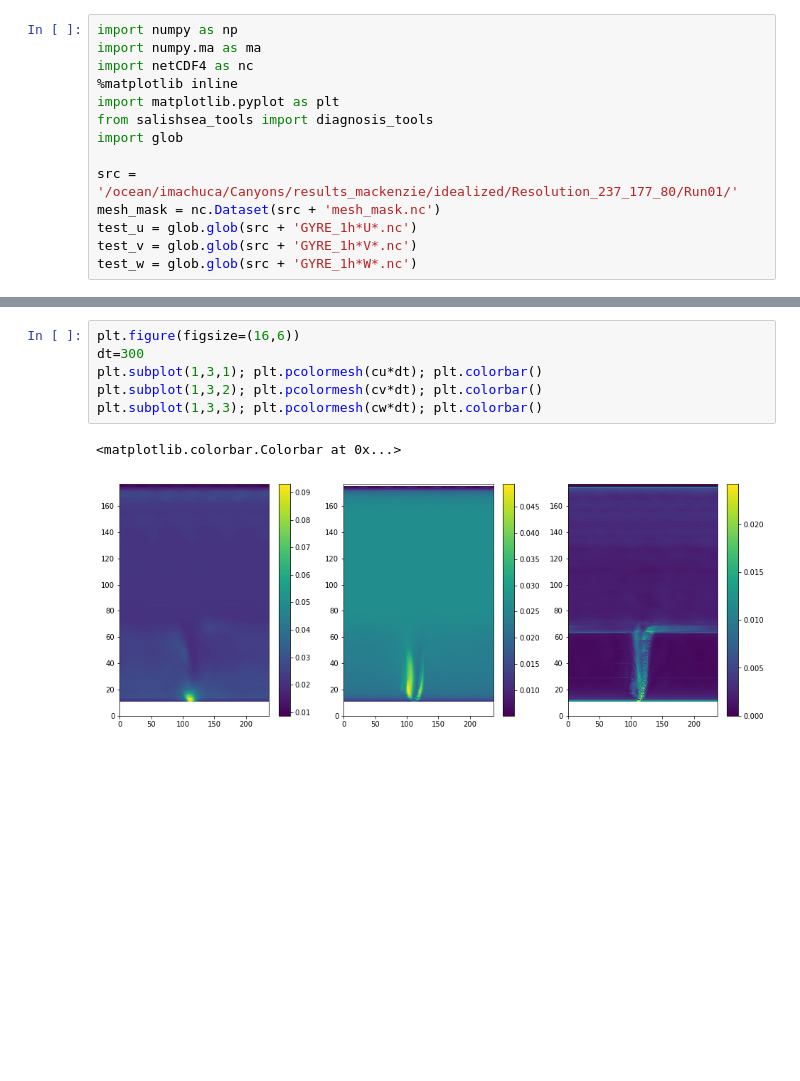
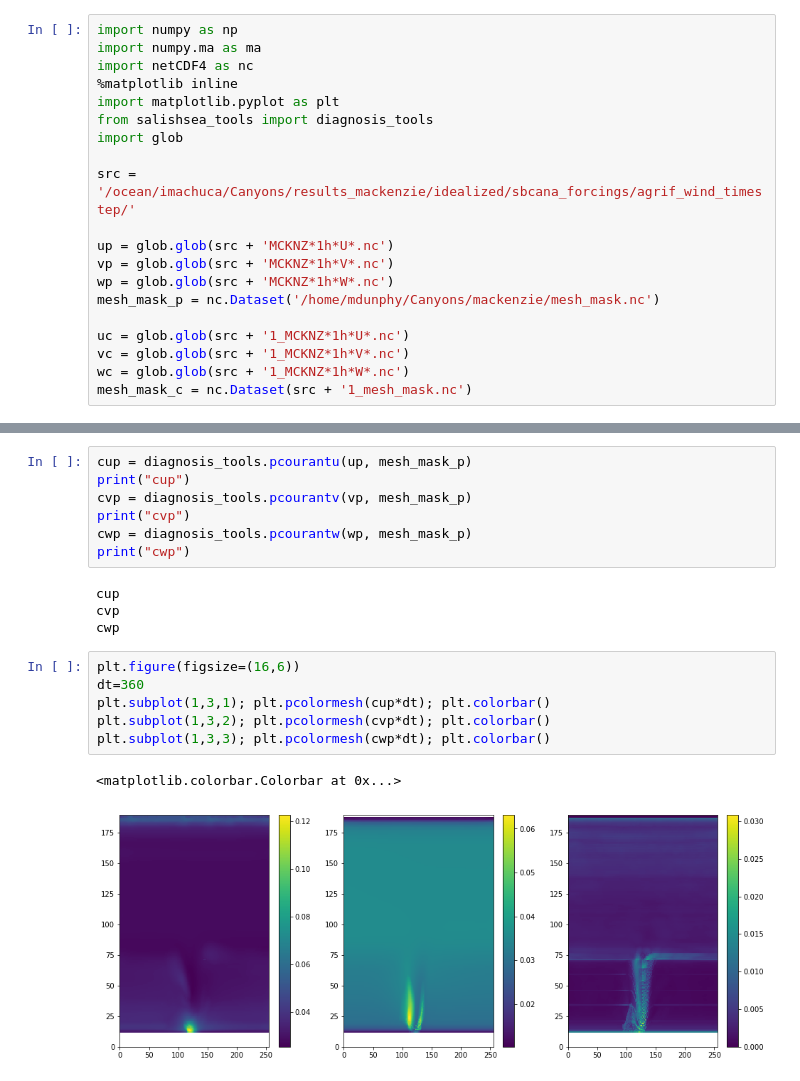
Before and after one commit to SalishSeaCast/analysis-michael, a Jupyter notebook: notebooks/CheckCourantMKNZ.ipynb, the cells around one changed output, grey strips where cells are left out. Saved outputs shown, nothing was run; the diff lists cells and outputs as text; blank space fills up the shorter version.

Commit message:
Rerun courant analysis on latets MacKenzie Canyon case

```diff
--- a/notebooks/CheckCourantMKNZ.ipynb
+++ b/notebooks/CheckCourantMKNZ.ipynb
@@ -7,8 +7,14 @@ import matplotlib.pyplot as plt
 from salishsea_tools import diagnosis_tools
 import glob
 
-src = '/ocean/imachuca/Canyons/results_mackenzie/idealized/Resolution_237_177_80/Run01/'
-mesh_mask = nc.Dataset(src + 'mesh_mask.nc')
-test_u = glob.glob(src + 'GYRE_1h*U*.nc')
-test_v = glob.glob(src + 'GYRE_1h*V*.nc')
-test_w = glob.glob(src + 'GYRE_1h*W*.nc')
+src = '/ocean/imachuca/Canyons/results_mackenzie/idealized/sbcana_forcings/agrif_wind_timestep/'
+
+up = glob.glob(src + 'MCKNZ*1h*U*.nc')
+vp = glob.glob(src + 'MCKNZ*1h*V*.nc')
+wp = glob.glob(src + 'MCKNZ*1h*W*.nc')
+mesh_mask_p = nc.Dataset('/home/mdunphy/Canyons/mackenzie/mesh_mask.nc')
+
+uc = glob.glob(src + '1_MCKNZ*1h*U*.nc')
+vc = glob.glob(src + '1_MCKNZ*1h*V*.nc')
+wc = glob.glob(src + '1_MCKNZ*1h*W*.nc')
+mesh_mask_c = nc.Dataset(src + '1_mesh_mask.nc')
@@ -26,9 +32,20 @@ cw
+# %%
+cup = diagnosis_tools.pcourantu(up, mesh_mask_p)
+print("cup")
+cvp = diagnosis_tools.pcourantv(vp, mesh_mask_p)
+print("cvp")
+cwp = diagnosis_tools.pcourantw(wp, mesh_mask_p)
+print("cwp")
+# %% [output]
+cup
+cvp
+cwp
 # %%
 plt.figure(figsize=(16,6))
-dt=300
-plt.subplot(1,3,1); plt.pcolormesh(cu*dt); plt.colorbar()
-plt.subplot(1,3,2); plt.pcolormesh(cv*dt); plt.colorbar()
-plt.subplot(1,3,3); plt.pcolormesh(cw*dt); plt.colorbar()
+dt=360
+plt.subplot(1,3,1); plt.pcolormesh(cup*dt); plt.colorbar()
+plt.subplot(1,3,2); plt.pcolormesh(cvp*dt); plt.colorbar()
+plt.subplot(1,3,3); plt.pcolormesh(cwp*dt); plt.colorbar()
 # %% [output]
 <matplotlib.colorbar.Colorbar at 0x...>
-[figure, old version]
+[figure, new version]
```
Also changed, not shown: parts of 3 cells of this notebook.
